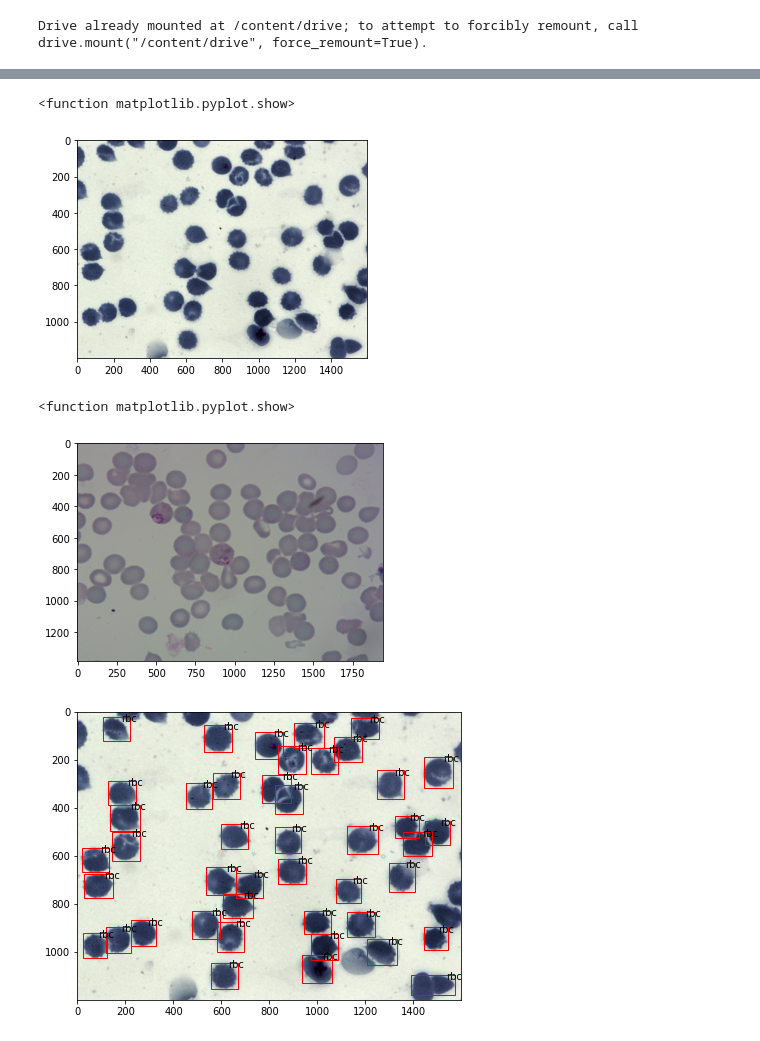
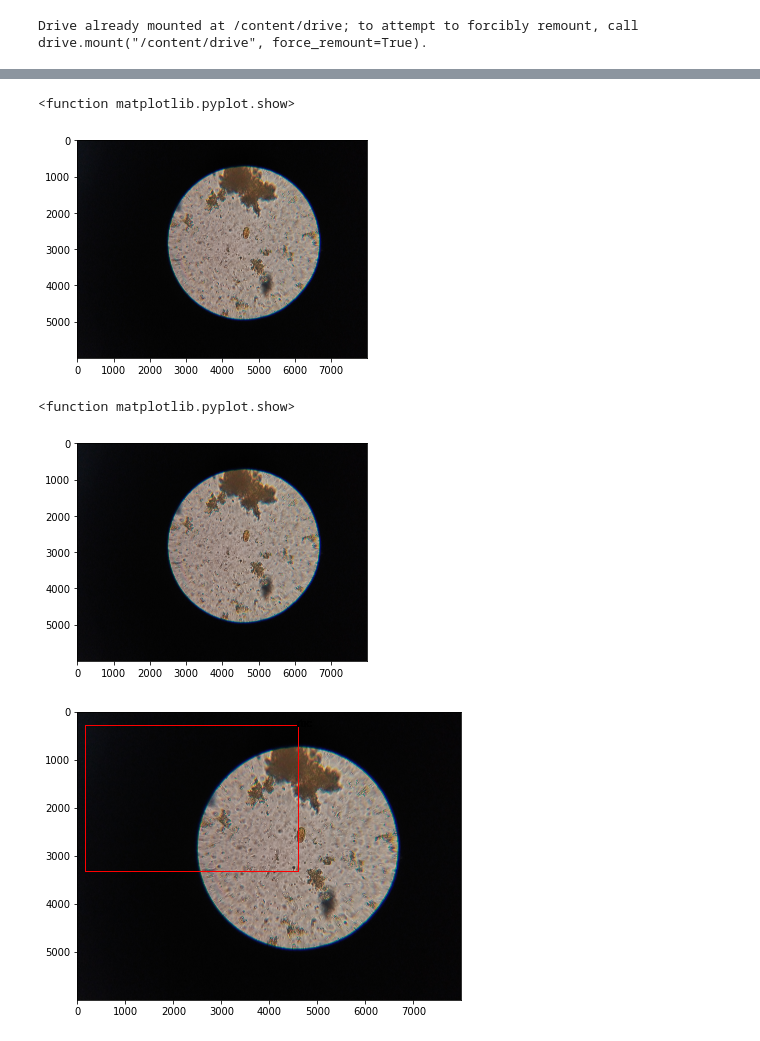
Before and after one commit to Nutsudapenpong/DPDM, a Jupyter notebook: Followmalariamydata.ipynb, the cells around one changed output, grey strips where cells are left out. Saved outputs shown, nothing was run; the diff lists cells and outputs as text; code cells hidden in the pictures.

```diff
--- a/Followmalariamydata.ipynb
+++ b/Followmalariamydata.ipynb
@@ -188,18 +199,18 @@ difficult            5
 Name: category, dtype: int64
 # %%
-image=plt.imread('/content/drive/My Drive/Project/malaria/images/00a02700-2ea2-4590-9e15-ffc9160fd3de.png')
+image=plt.imread('/content/drive/My Drive/Project/malaria//coco-train-images/IMG_20190722_134200.jpg')
 plt.imshow(image)
 plt.show
 # %% [output]
 <function matplotlib.pyplot.show>
-[figure, old version]
+[figure, new version]
 # %%
-image=plt.imread('/content/drive/My Drive/Project/malaria/images/deab75c9-00bc-488c-8b20-ff4515d85212.jpg')
+image=plt.imread('/content/drive/My Drive/Project/malaria//coco-train-images/IMG_20190722_134200.jpg')
 plt.imshow(image)
 plt.show
 # %% [output]
 <function matplotlib.pyplot.show>
-[figure, old version]
+[figure, new version]
 # %%
 import matplotlib
 import matplotlib.pyplot as plt
@@ -208,10 +219,10 @@ fig = plt.figure()
 
 ax = fig.add_axes([0,0,1,1])
 
-image=plt.imread('/content/drive/My Drive/Project/malaria/images/00a02700-2ea2-4590-9e15-ffc9160fd3de.png')
+image=plt.imread('/content/drive/My Drive/Project/malaria//coco-train-images/IMG_20190722_134200.jpg')
 plt.imshow(image)
 
-for _,row in train[train.pathname=="/images/00a02700-2ea2-4590-9e15-ffc9160fd3de.png"].iterrows():
+for _,row in train[train.pathname=="JPEGImages/IMG_20190722_134200.jpg"].iterrows():
     xmin = row.bbminC
     xmax = row.bbmaxC
     ymin = row.bbminR
@@ -220,7 +231,7 @@ for _,row in train[train.pathname=="/images/00a02700-2ea2-4590-9e15-ffc9160fd3de
     l = xmax-xmin
     b = ymax-ymin
 
-    if row.category=='red blood cell':
+    if row.category=='mif':
       color='r'
       ax.annotate('rbc',xy=(xmax-40,ymin+20))
     elif row.category=='trophozoite':
@@ -245,7 +256,7 @@ for _,row in train[train.pathname=="/images/00a02700-2ea2-4590-9e15-ffc9160fd3de
     rect = matplotlib.patches.Rectangle((xmin,ymin), l, b, edgecolor = color, facecolor = 'none')
     ax.add_patch(rect)
 # %% [output]
-[figure, old version]
+[figure, new version]
 # %%
 fig = plt.figure()
 
```
Also changed, not shown: parts of 13 cells of this notebook.
